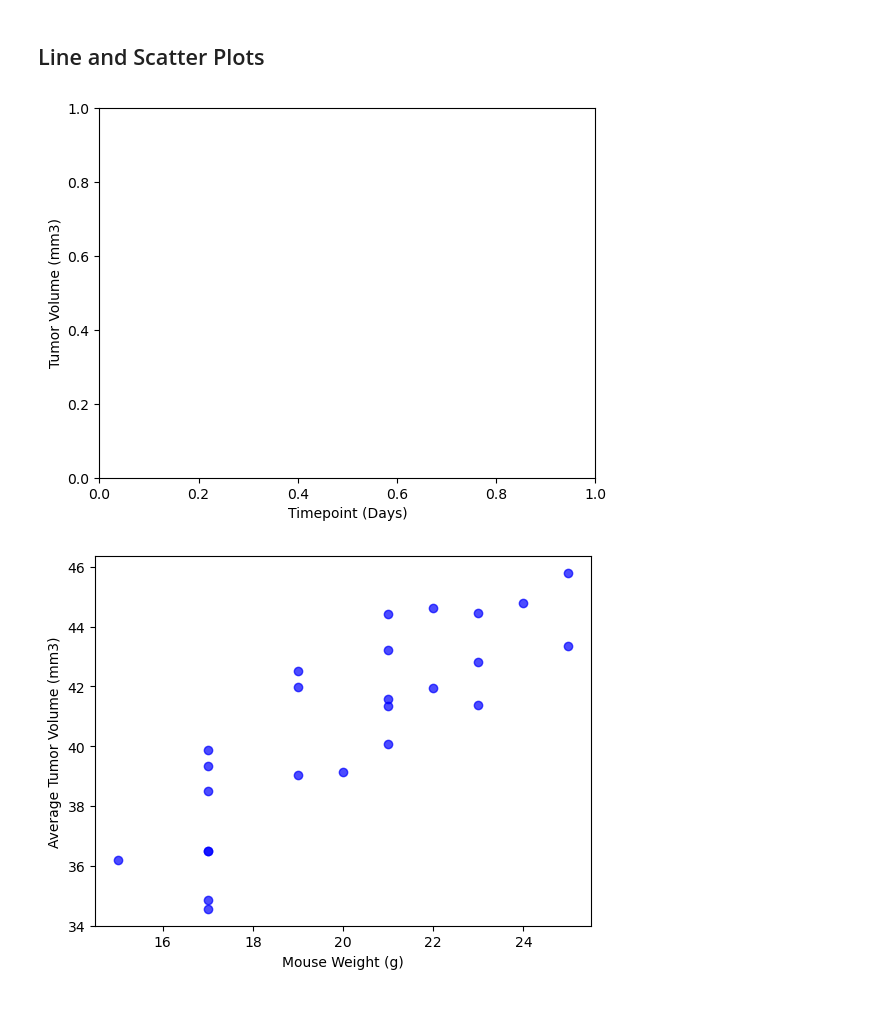
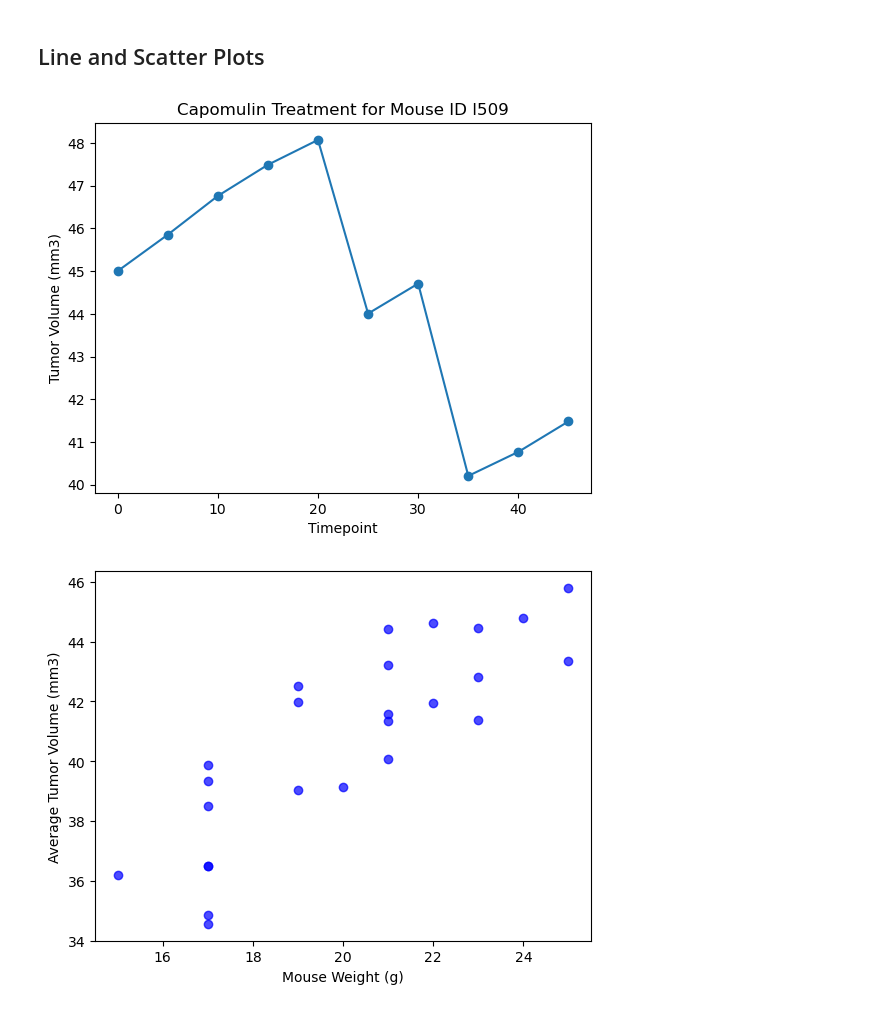
Before and after one commit to aclima88/module_5_challenge, a Jupyter notebook: starter_code/Pymaceuticals/pymaceuticals_starter.ipynb, the cells around one changed output. Cells and saved outputs as stored; diff of their text form; code cells hidden in the pictures.

```diff
--- a/starter_code/Pymaceuticals/pymaceuticals_starter.ipynb
+++ b/starter_code/Pymaceuticals/pymaceuticals_starter.ipynb
@@ -322,59 +322,28 @@ plt.show()
 [figure]
 # %% [markdown]
 ## Line and Scatter Plots
-# %%
-# Generate a line plot of tumor volume vs. time point for a single mouse treated with Capomulin
-
-# mouse_id = "i509"
-# mouse_tumor_vol = mouse_study_df.loc[mouse_study_df["Mouse ID"] == mouse_id]
-
-# # Get the timepoint data for the mouse
-
-
-# # Plot the tumor volume vs. timepoint data
-# plt.plot(timepoint_data, mouse_tumor_vol)
-
-
-# plt.xlabel("Timepoint")
-# plt.ylabel("Tumor Volume (mm3)")
-# plt.title(f"Capomulin treatment of mouse i509")
-
-# plt.show()
-
-
-
-
-
-mouse_id = "l509"
-# Get the tumor volume data for all mice treated with Capomulin
-capomulin_data = mouse_study_df[mouse_study_df["Drug Regimen"] == "Capomulin"]
-timepoint_data = mouse_study_df.loc[mouse_study_df["Mouse ID"] == mouse_id, "Timepoint"]
-
-# # Get the mouse ID data for all mice
-# mouse_id_data = mouse_study_df.loc[mouse_study_df["Drug Regimen"] == "Capomulin", "Mouse ID"]
-
-# # Plot the tumor volume vs. timepoint data for each mouse
-# for mouse_id in mouse_id_data:
-#     tumor_vol_data_for_mouse = mouse_tumor_vol_data.loc[mouse_tumor_vol_data["Mouse ID"] == mouse_id]
-#     timepoint_data_for_mouse = mouse_study_df.loc[mouse_study_df["Mouse ID"] == mouse_id, "Timepoint"]
-
-#     # Convert the tumor volume data to a list of numbers
-#     tumor_vol_data_for_mouse = tumor_vol_data_for_mouse.tolist()
-
-#     # Plot the data
-#     plt.plot(timepoint_data_for_mouse, tumor_vol_data_for_mouse)
-
-# # Add a title to the plot
-# plt.title("Capomulin treatment of mouse i509")
-
-# Add labels to the x-axis and y-axis
-plt.xlabel("Timepoint (Days)")
-plt.ylabel("Tumor Volume (mm3)")
-
-# Show the plot
-plt.show()
-# %% [output]
-[figure, removed]
+# %%
+# Generate a line plot of tumor volume vs. time point for a single mouse treated with Capomulin
+
+# Create a dataframe with all mice that used the drug "Capomulin"
+capomulin_df = mouse_study_df[mouse_study_df["Drug Regimen"] == "Capomulin"]
+
+# Isolate the single mouse with the ID "l509" from the Capomulin dataframe
+mouse_id = "l509"
+single_mouse_data = capomulin_df[capomulin_df["Mouse ID"] == mouse_id]
+
+# Create the x and y-axis for the scatter plot
+x_axis = single_mouse_data["Timepoint"]
+y_axis = single_mouse_data["Tumor Volume (mm3)"]
+
+# Now we can plot the scatter plot for this single mouse
+plt.plot(x_axis, y_axis, marker='o')
+plt.xlabel("Timepoint")
+plt.ylabel("Tumor Volume (mm3)")
+plt.title("Capomulin Treatment for Mouse ID l509")
+plt.show()
+# %% [output]
+[figure, added]
 # %%
 # Generate a scatter plot of mouse weight vs. the average observed tumor volume for the entire Capomulin regimen
 # Group by "Mouse ID" to calculate the average tumor volume for each mouse in the Capomulin regimen
```
